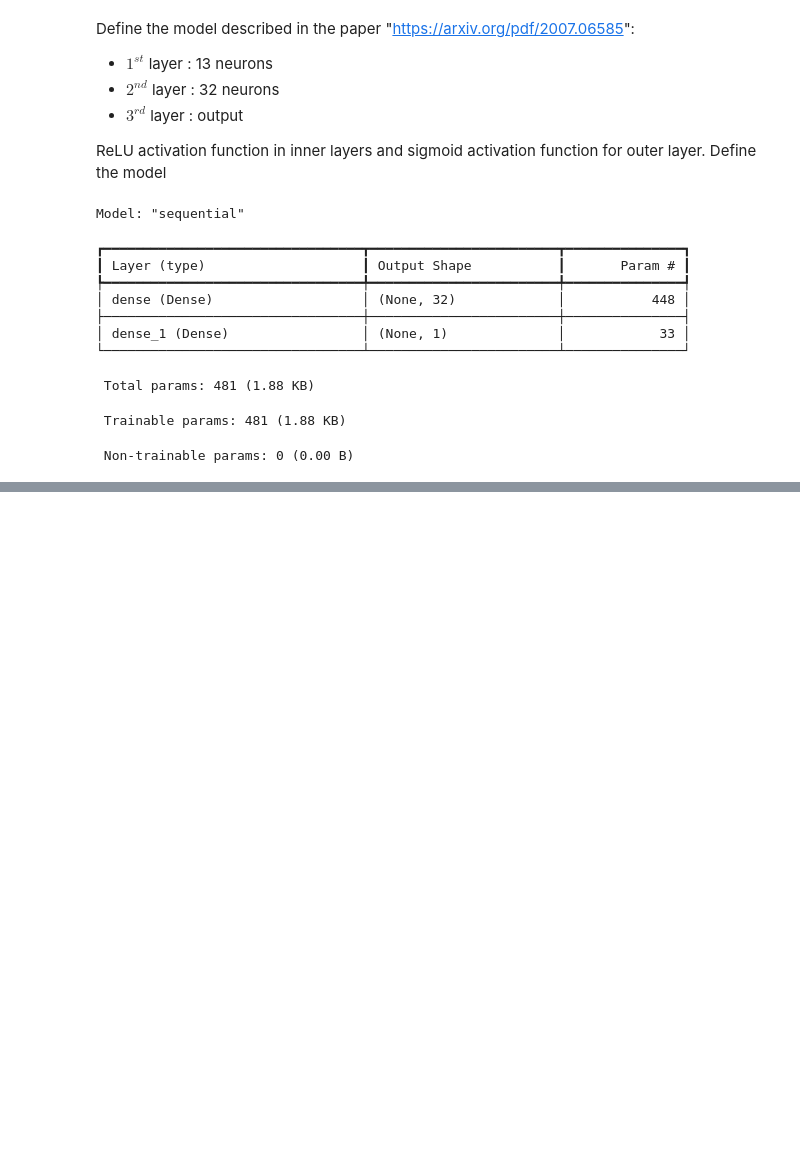
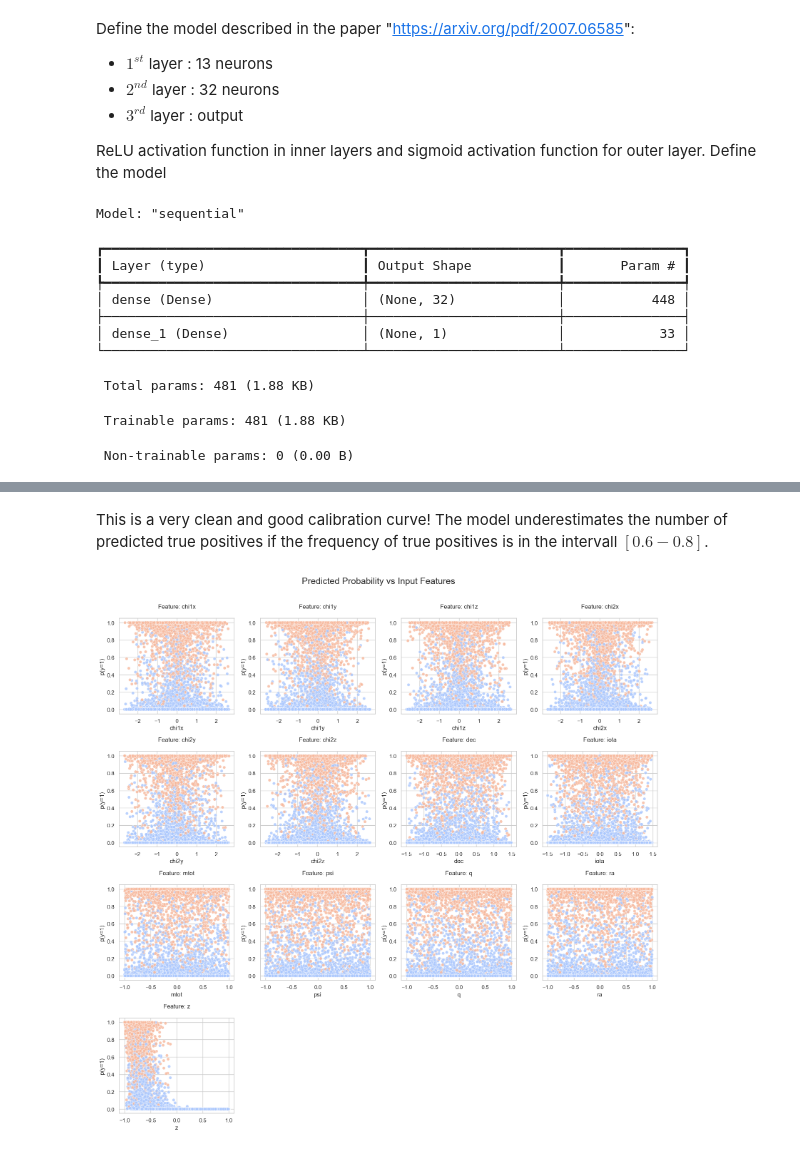
Before and after one commit to Richardforphys/AstroStatistics, a Jupyter notebook: Notebooks/Exam/LIGO/LIGO_NN.ipynb, the cells around one changed output, grey strips where cells are left out. Drawn from its saved outputs; the diff is of its cells as text; code cells hidden in the pictures; blank space fills up the shorter version.

```diff
--- a/Notebooks/Exam/LIGO/LIGO_NN.ipynb
+++ b/Notebooks/Exam/LIGO/LIGO_NN.ipynb
@@ -257,0 +303,38 @@ with open(r'C:\Users\ricca\Documents\Unimib-Code\AstroStatistics\Notebooks\Exam\
+# %% [markdown]
+This is a very clean and good calibration curve! The model underestimates the number of predicted true positives if the frequency of true positives is in the intervall $[0.6 - 0.8]$.
+# %%
+import matplotlib.pyplot as plt
+import seaborn as sns
+
+# Assume:
+# - S_test has shape (n_samples, 13)
+# - probs is (n_samples,)
+# - y_test is binary labels (n_samples,)
+# - keys is a list of 13 feature names
+
+fig, axes = plt.subplots(4, 4, figsize=(16, 16))
+axes = axes.flatten()
+
+for i in range(16):
+    if i < 13:  # We only have 13 features
+        sns.scatterplot(
+            x=S_test[:, i],
+            y=probs,
+            hue=y_test,
+            palette='coolwarm',
+            alpha=0.8,
+            ax=axes[i],
+            legend=False  # Disable legend to avoid repetition
+        )
+        axes[i].set_xlabel(keys[i])
+        axes[i].set_ylabel('p(y=1)')
+        axes[i].set_title(f'Feature: {keys[i]}')
+        axes[i].grid(True)
+    else:
+        axes[i].axis('off')  # Empty plots for extra 3 subplots
+
+plt.suptitle("Predicted Probability vs Input Features", fontsize=18)
+plt.tight_layout(rect=[0, 0, 1, 0.97])
+plt.show()
+# %% [output]
+[figure, added]
```
Also changed, not shown: parts of 46 cells of this notebook, 40 other files.
